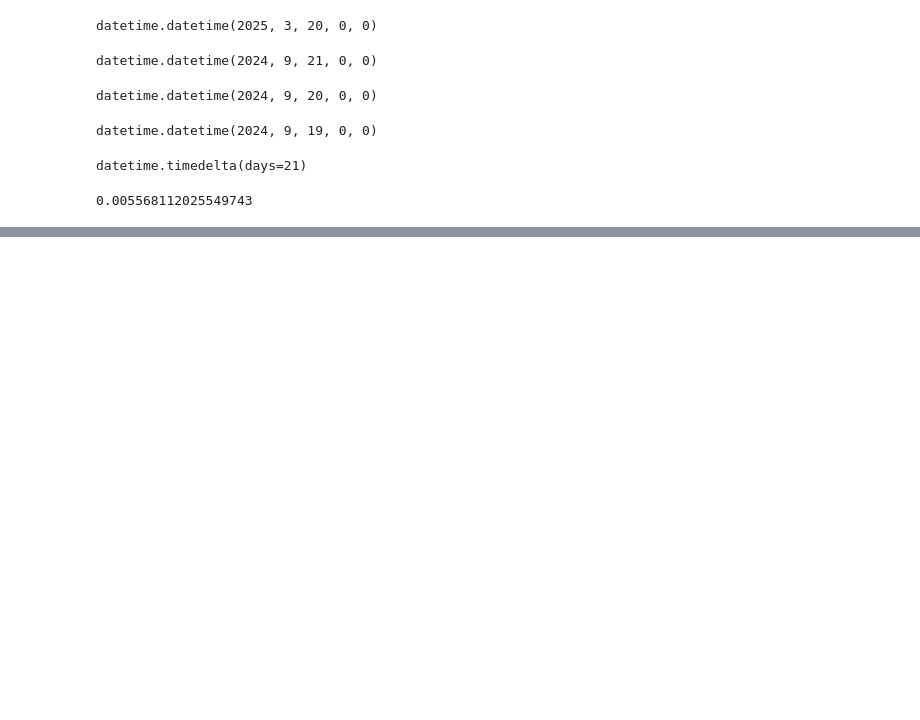
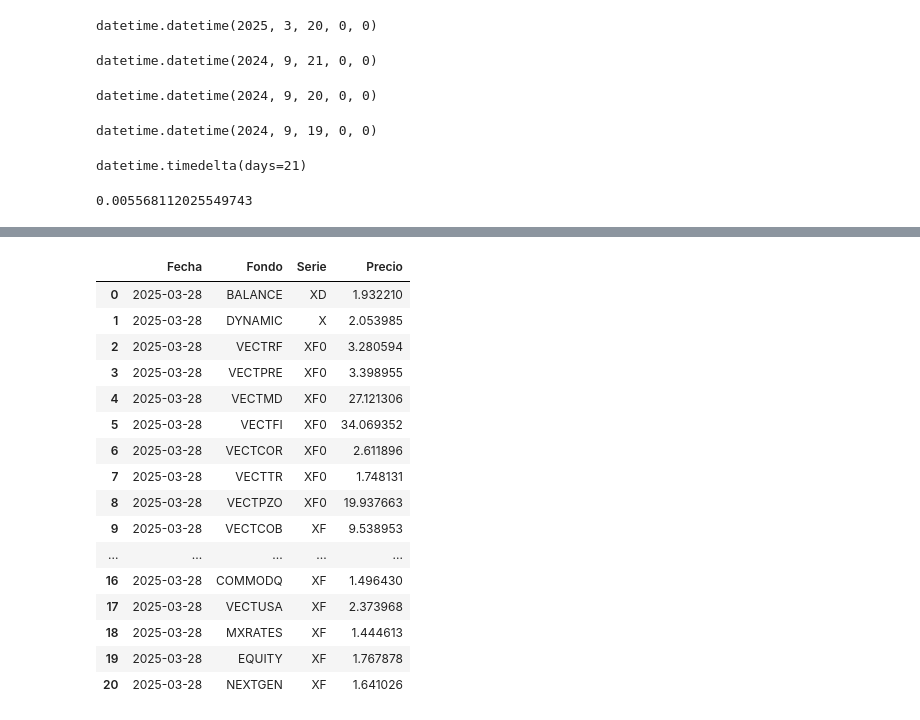
Before and after one commit to JAntonioAGR/TestStreamlit, a Jupyter notebook: test.ipynb, the cells around one changed output, grey strips where cells are left out. Cells and saved outputs as stored; diff of their text form; code cells hidden in the pictures; blank space fills up the shorter version.

Commit message:
trabajando en grafica rendimientos

```diff
--- a/test.ipynb
+++ b/test.ipynb
@@ -135,0 +250,26 @@ datetime.timedelta(days=21)
+# %%
+fechas = [datetime.today()]
+temp_precios_fondos_df = descarga_rendimientos_MiVector(fechas)
+temp_precios_fondos_df = temp_precios_fondos_df[
+    pd.Series(list(zip(temp_precios_fondos_df["Fondo"], temp_precios_fondos_df["Serie"]))).isin(list(zip(propiedades_fondos_df["Fondo"], propiedades_fondos_df["Serie"])))
+].reset_index(drop=True)
+temp_precios_fondos_df = temp_precios_fondos_df[["Fecha", "Fondo", "Serie", "Precio"]]
+temp_precios_fondos_df
+# %% [output]
+|  | Fecha | Fondo | Serie | Precio |
+| 0 | 2025-03-28 | BALANCE | XD | 1.932210 |
+| 1 | 2025-03-28 | DYNAMIC | X | 2.053985 |
+| 2 | 2025-03-28 | VECTRF | XF0 | 3.280594 |
+| 3 | 2025-03-28 | VECTPRE | XF0 | 3.398955 |
+| 4 | 2025-03-28 | VECTMD | XF0 | 27.121306 |
+| 5 | 2025-03-28 | VECTFI | XF0 | 34.069352 |
+| 6 | 2025-03-28 | VECTCOR | XF0 | 2.611896 |
+| 7 | 2025-03-28 | VECTTR | XF0 | 1.748131 |
+| 8 | 2025-03-28 | VECTPZO | XF0 | 19.937663 |
+| 9 | 2025-03-28 | VECTCOB | XF | 9.538953 |
+| ... | ... | ... | ... | ... |
+| 16 | 2025-03-28 | COMMODQ | XF | 1.496430 |
+| 17 | 2025-03-28 | VECTUSA | XF | 2.373968 |
+| 18 | 2025-03-28 | MXRATES | XF | 1.444613 |
+| 19 | 2025-03-28 | EQUITY | XF | 1.767878 |
+| 20 | 2025-03-28 | NEXTGEN | XF | 1.641026 |
```
Also changed, not shown: parts of 1 cell of this notebook, 1 other file.
